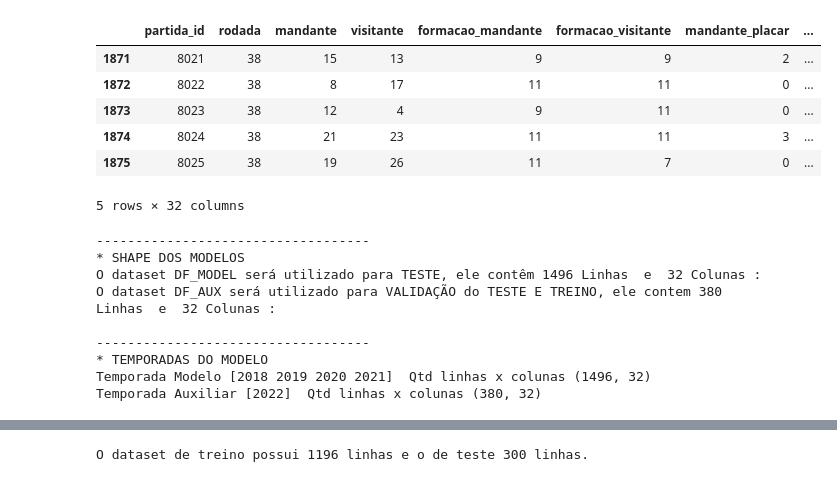
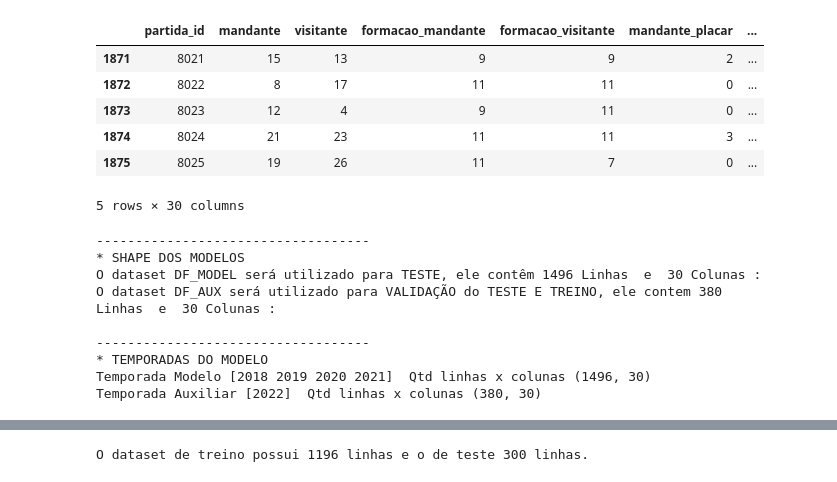
Before and after one commit to vbddinho/puc_minas_machine, a Jupyter notebook: 3-machineLearning.ipynb, the cells around one changed output, grey strips where cells are left out. Drawn from its saved outputs; the diff is of its cells as text; code cells hidden in the pictures.

```diff
--- a/3-machineLearning.ipynb
+++ b/3-machineLearning.ipynb
@@ -28,30 +31,29 @@ df = pd.read_csv("dados/transformado.csv", sep=",")
 # %%
 #transformando as dados categoricos como Formação, Mandante, Visitante em dados numericos
 dt = pd.concat([df['formacao_mandante'],df['formacao_visitante']])
 
 le = preprocessing.LabelEncoder()
 le.fit(dt)
 df['formacao_mandante'] = le.transform(df["formacao_mandante"])
 df['formacao_visitante'] = le.transform(df["formacao_visitante"])
 
 
 
 le.fit(df['vencedor'])
 df['mandante'] = le.transform(df["mandante"])
 df['visitante'] = le.transform(df["visitante"])
 
 #retirando a coluna vencedor que é do tipo categorica e vamos utilizar a columa resultado, numerica.
-df.drop(columns=['vencedor'],inplace=True)
-
+df.drop(columns=['vencedor','rodada','total_gols'],inplace=True)
 df.tail()
 # %% [output]
-|  | partida_id | rodada | mandante | visitante | formacao_mandante | formacao_visitante | mandante_placar | ... |
-| 1871 | 8021 | 38 | 15 | 13 | 9 | 9 | 2 | ... |
-| 1872 | 8022 | 38 | 8 | 17 | 11 | 11 | 0 | ... |
-| 1873 | 8023 | 38 | 12 | 4 | 9 | 11 | 0 | ... |
-| 1874 | 8024 | 38 | 21 | 23 | 11 | 11 | 3 | ... |
-| 1875 | 8025 | 38 | 19 | 26 | 11 | 7 | 0 | ... |
+|  | partida_id | mandante | visitante | formacao_mandante | formacao_visitante | mandante_placar | ... |
+| 1871 | 8021 | 15 | 13 | 9 | 9 | 2 | ... |
+| 1872 | 8022 | 8 | 17 | 11 | 11 | 0 | ... |
+| 1873 | 8023 | 12 | 4 | 9 | 11 | 0 | ... |
+| 1874 | 8024 | 21 | 23 | 11 | 11 | 3 | ... |
+| 1875 | 8025 | 19 | 26 | 11 | 7 | 0 | ... |
-5 rows × 32 columns
+5 rows × 30 columns
 # %%
 #criando dataset auxiliar
 df_aux = pd.DataFrame(df[(df['temporada']==2022)])
@@ -75,10 +77,10 @@ print("Temporada Auxiliar" , df_aux.temporada.unique() , " Qtd linhas x colunas"
 # %% [output]
 -----------------------------------
 * SHAPE DOS MODELOS
-O dataset DF_MODEL será utilizado para TESTE, ele contêm 1496 Linhas  e  32 Colunas :
-O dataset DF_AUX será utilizado para VALIDAÇÃO do TESTE E TREINO, ele contem 380 Linhas  e  32 Colunas :
+O dataset DF_MODEL será utilizado para TESTE, ele contêm 1496 Linhas  e  30 Colunas :
+O dataset DF_AUX será utilizado para VALIDAÇÃO do TESTE E TREINO, ele contem 380 Linhas  e  30 Colunas :
 
 -----------------------------------
 * TEMPORADAS DO MODELO
-Temporada Modelo [2018 2019 2020 2021]  Qtd linhas x colunas (1496, 32)
-Temporada Auxiliar [2022]  Qtd linhas x colunas (380, 32)
+Temporada Modelo [2018 2019 2020 2021]  Qtd linhas x colunas (1496, 30)
+Temporada Auxiliar [2022]  Qtd linhas x colunas (380, 30)
```
Also changed, not shown: parts of 14 cells of this notebook.
